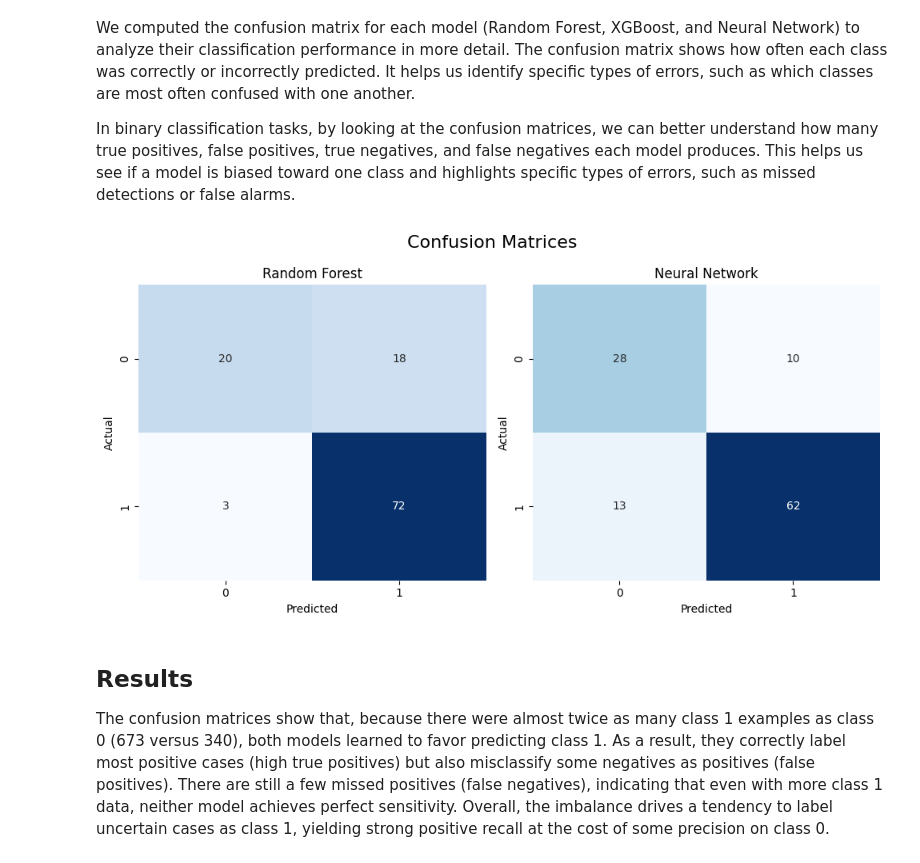
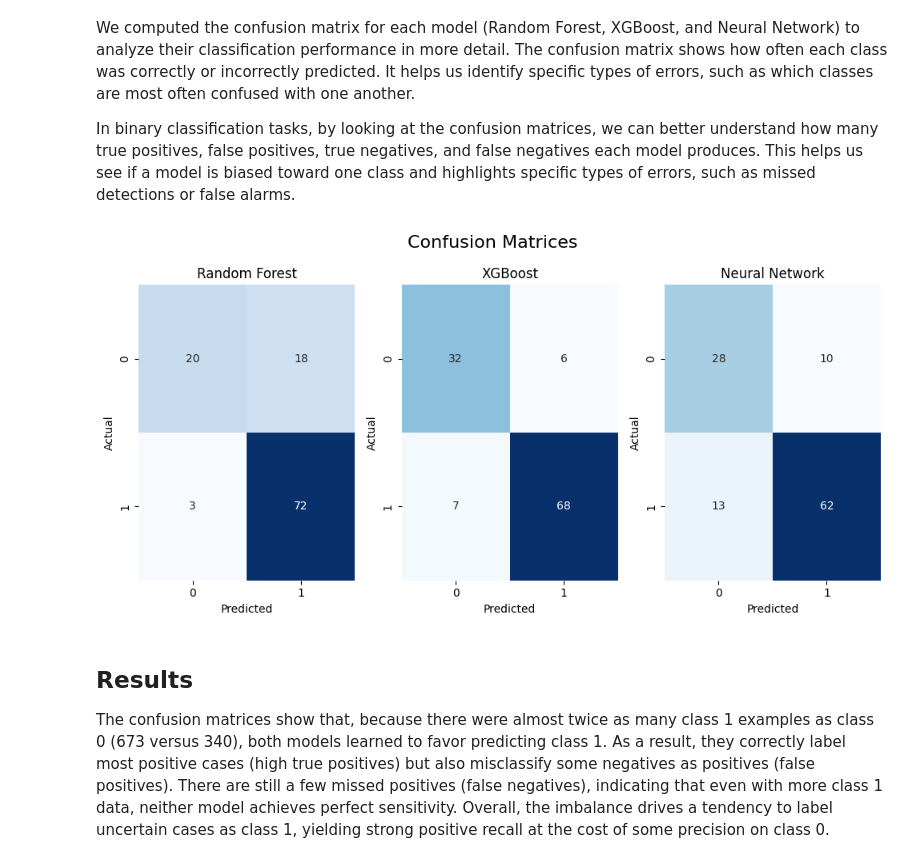
Before and after one commit to lorenzoturiano/ML-lab, a Jupyter notebook: ccle_bin_class.ipynb, the cells around one changed output. Cells and saved outputs as stored; diff of their text form; code cells hidden in the pictures.

```diff
--- a/ccle_bin_class.ipynb
+++ b/ccle_bin_class.ipynb
@@ -307,8 +307,8 @@ def xgboost(X_train, y_train):
     best_xgb = grid_search_xgb.best_estimator_
     return best_xgb
 # %%
-# Best XGBoost Parameters: {'colsample_bytree': 1.0, 'learning_rate': 0.1, 'max_depth': 4,
-#  'n_estimators': 100, 'subsample': 1.0}
+# Best XGBoost Parameters: {'colsample_bytree': 1.0, 'learning_rate': 0.1, 'max_depth': 5,
+#  'n_estimators': 200, 'subsample': 1.0}
 
 # best_xgb = xgboost(X_train_np, y_train_np) # UNCOMMENT HERE FOR HYPERPARAM SEARCH
 
@@ -317,7 +317,7 @@ best_xgb = XGBClassifier(
     colsample_bytree=1.0,
     learning_rate=0.1,
     max_depth=5,
-    n_estimators=100,
+    n_estimators=200,
     subsample=1.0,
     random_state=42
 )
@@ -436,30 +449,30 @@ cm_nn = confusion_matrix(y_test_np, y_pred_nn)
 # %%
 classifier_names = [
     'Random Forest',
     'XGBoost',
     'Neural Network'
 ]
 
-fig, axes = plt.subplots(1, 2, figsize=(10,5))
+fig, axes = plt.subplots(1, 3, figsize=(10,5))
 fig.suptitle('Confusion Matrices', fontsize=16)
 
 axes = axes.ravel()
 
 for i, (cm, name) in enumerate(zip(
     [cm_rf,
-    # cm_xgb,
+    cm_xgb,
     cm_nn],
     classifier_names
 )):
     sns.heatmap(cm, annot=True, fmt='d', cmap='Blues', ax=axes[i], cbar=False)
     axes[i].set_title(name)
     axes[i].set_xlabel('Predicted')
     axes[i].set_ylabel('Actual')
 
 plt.tight_layout()
 plt.show()
 # %% [output]
-[figure, old version]
+[figure, new version]
 # %% [markdown]
 ## Results
 The confusion matrices show that, because there were almost twice as many class 1 examples as class 0 (673 versus 340), both models learned to favor predicting class 1. As a result, they correctly label most positive cases (high true positives) but also misclassify some negatives as positives (false positives). There are still a few missed positives (false negatives), indicating that even with more class 1 data, neither model achieves perfect sensitivity. Overall, the imbalance drives a tendency to label uncertain cases as class 1, yielding strong positive recall at the cost of some precision on class 0.
```
Also changed, not shown: parts of 2 cells of this notebook, 2 other files.
